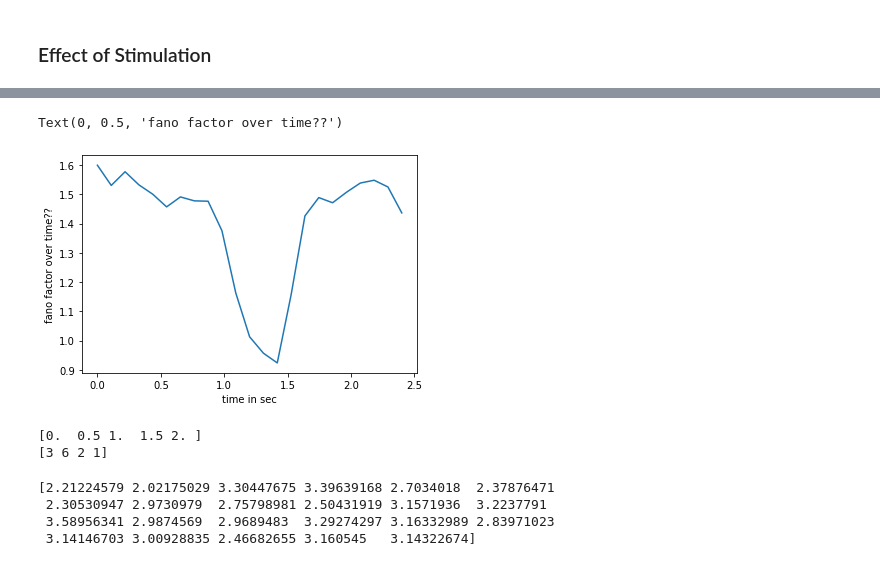
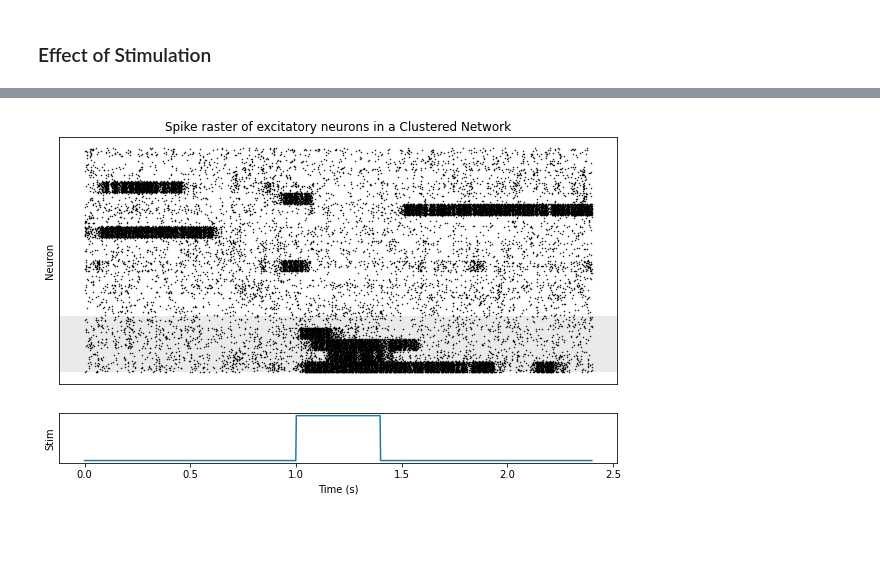
Before and after one commit to anujanegi/clustered-connections, a Jupyter notebook: Slow Dynamics and High Variability in Networks with Clustered Connections.ipynb, the cells around one changed output, grey strips where cells are left out. Saved outputs shown, nothing was run; the diff lists cells and outputs as text; code cells hidden in the pictures; blank space fills up the shorter version.

```diff
--- a/Slow Dynamics and High Variability in Networks with Clustered Connections.ipynb
+++ b/Slow Dynamics and High Variability in Networks with Clustered Connections.ipynb
@@ -106,24 +100,4 @@ spike_raster_plot(spike_monitor_cluster_network_stim, 1.5, network_type='Cluster
-# %%
-fano_diff_cluster_stim = get_fano_factor_over_time(spike_train_cluster_network_stim, 1.5*second, 3.9*second,N_cluster, 9, 12, N_exc,  neuron_type='excitatory', network_type='cluster')
-plt.plot(np.linspace(0,2.4,len(fano_diff_cluster_stim)), fano_diff_cluster_stim)
-plt.xlabel("time in sec")
-plt.ylabel("fano factor over time")
-# %% [output]
-Text(0, 0.5, 'fano factor over time??')
-[figure, removed]
-# %%
-a = [0.1,0.2,0.4,0.5,0.66,0.7,0.72,0.74,0.8,1,1.2,1.6]
-windows = np.linspace(0,2,5)
-print(windows)
-b,_ = np.histogram(a, bins = windows)
-print(b)
-# %% [output]
-[0.  0.5 1.  1.5 2. ]
-[3 6 2 1]
-# %%
-print(fano_diff_cluster_stim)
-# %% [output]
-[2.21224579 2.02175029 3.30447675 3.39639168 2.7034018  2.37876471
- 2.30530947 2.9730979  2.75798981 2.50431919 3.1571936  3.2237791
- 3.58956341 2.9874569  2.9689483  3.29274297 3.16332989 2.83971023
- 3.14146703 3.00928835 2.46682655 3.160545   3.14322674]
+# %%
+spike_raster_plot(spike_monitor_cluster_network_stim, after_duration, network_type='Clustered', grey = 5*N_cluster,stim_begin=1*second,stim_end=1.4*second)
+# %% [output]
+[figure, added]
```
Also changed, not shown: parts of 8 cells of this notebook, 4 other files.
